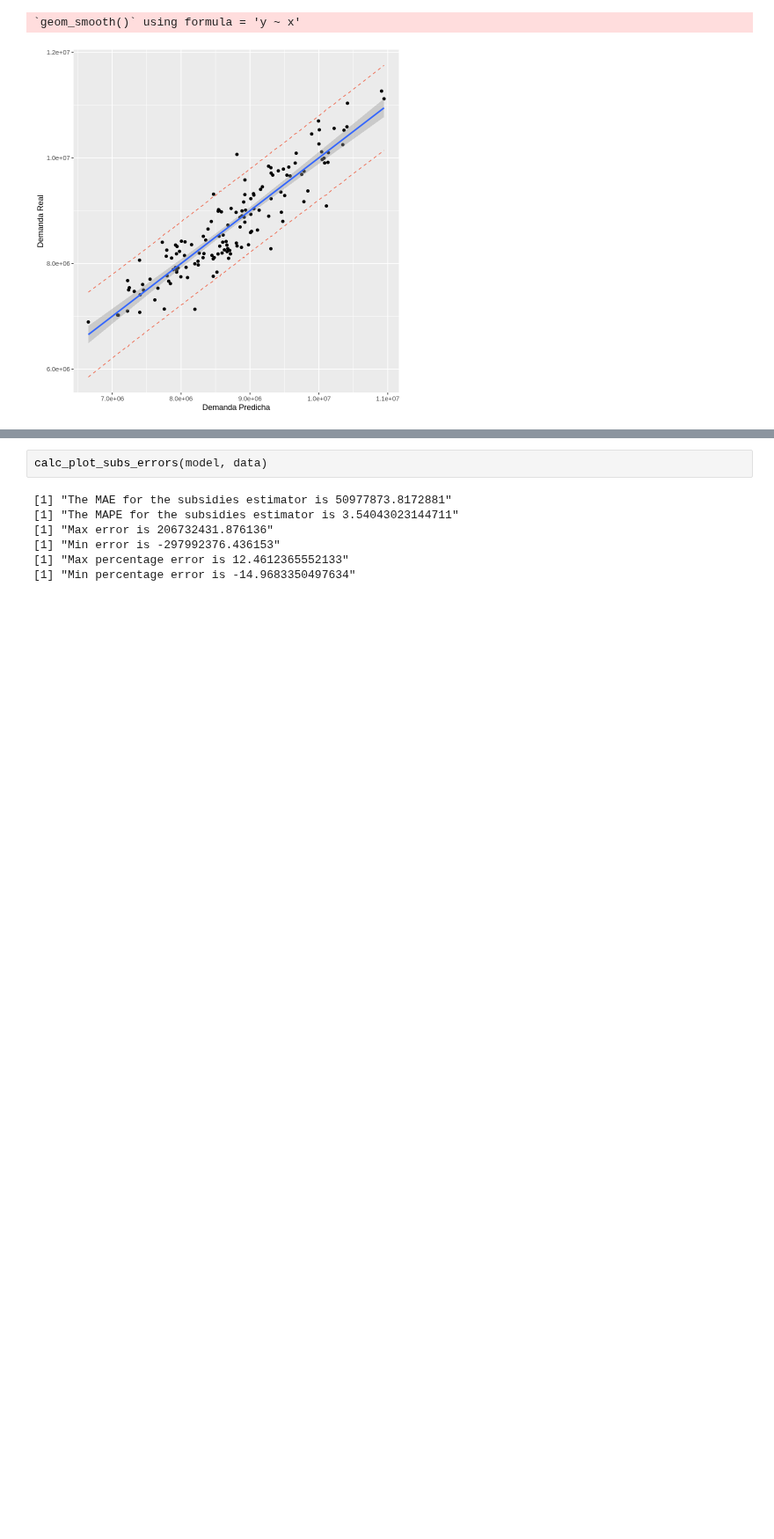
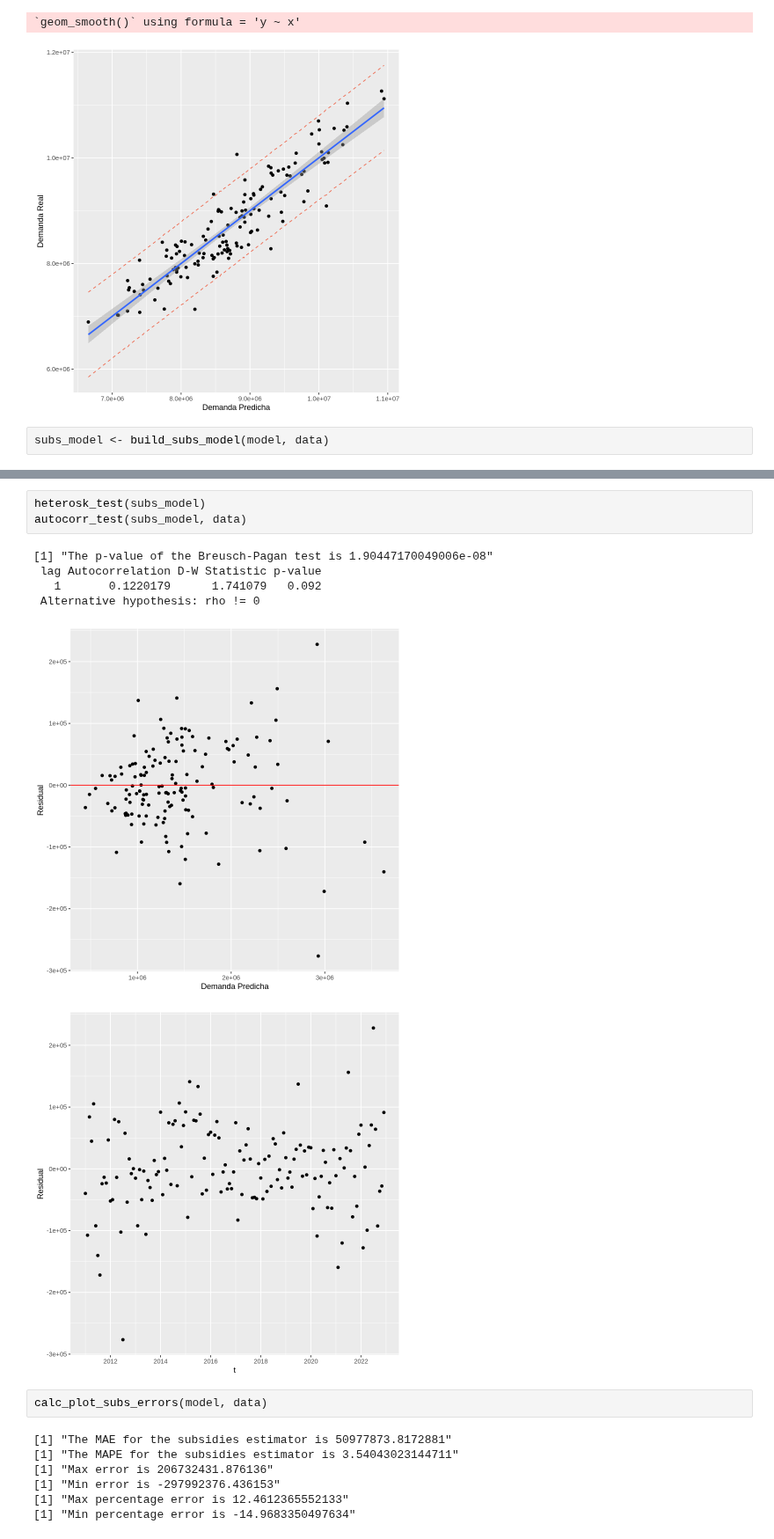
Before and after one commit to jpoletti/elec-demand-arg, a Jupyter notebook: models.ipynb, the cells around one changed output, grey strips where cells are left out. Shown at 88% size. Drawn from its saved outputs; the diff is of its cells as text; blank space fills up the shorter version.

```diff
--- a/models.ipynb
+++ b/models.ipynb
@@ -516,3 +580,5 @@ pred_intervals('demand', model, predictors, data)
 # %% [output]
 `geom_smooth()` using formula = 'y ~ x'
 [figure]
+# %%
+subs_model <- build_subs_model(model, data)
@@ -519,3 +603,13 @@ pred_intervals('demand', model, predictors, data)
+# %%
+heterosk_test(subs_model)
+autocorr_test(subs_model, data)
+# %% [output]
+[1] "The p-value of the Breusch-Pagan test is 1.90447170049006e-08"
+ lag Autocorrelation D-W Statistic p-value
+   1       0.1220179      1.741079   0.092
+ Alternative hypothesis: rho != 0
+[figure, added]
+[figure, added]
 # %%
 calc_plot_subs_errors(model, data)
 # %% [output]
```
Also changed, not shown: parts of 19 cells of this notebook.
